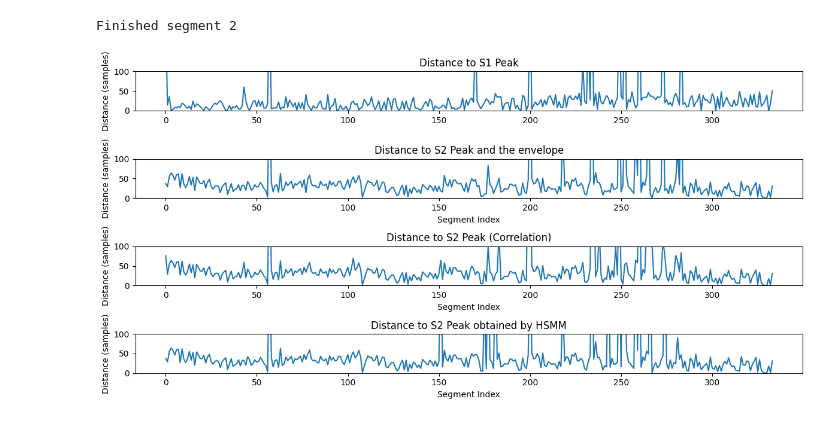
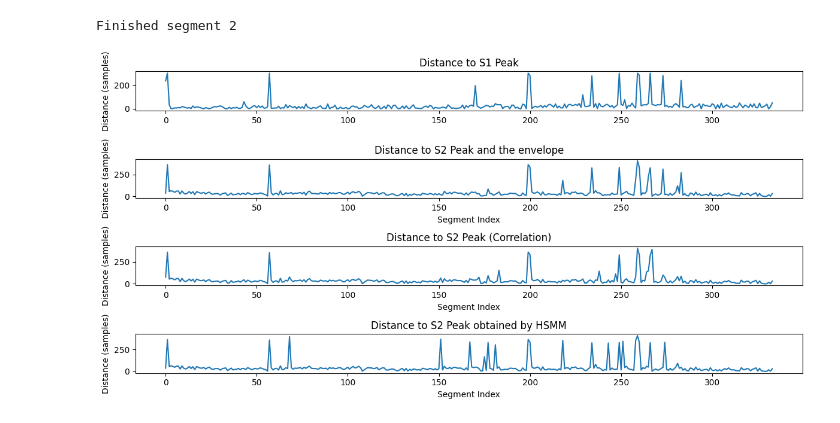
Before and after one commit to djorgeext/pcg-ecg-analysis, a Jupyter notebook: Springer-Segmentation-Code-master/test_python_implementation.ipynb, the cells around one changed output. Cells and saved outputs as stored; diff of their text form; code cells hidden in the pictures.

```diff
--- a/Springer-Segmentation-Code-master/test_python_implementation.ipynb
+++ b/Springer-Segmentation-Code-master/test_python_implementation.ipynb
@@ -464,40 +457,40 @@ s2_peak_arr = np.array(s2_peak, dtype=int)
 s2_peak_corr_arr = np.array(s2_peak_corr, dtype=int)
 s2_peak_hsmm_arr = np.array(s2_peak_hsmm, dtype=int)
 # %%
-# r_peaks are audio_test_annotations[i][0] and t_points are audio_test_annotations[i][1]
+# #r_peaks are audio_test_annotations[i][0] and t_points are audio_test_annotations[i][1]
 # t_points_arr = np.array([ann[1] for ann in audio_test_annotations], dtype=int)
 # r_peaks_arr = np.array([ann[0] for ann in audio_test_annotations], dtype=int)
 
 # s1_dist_peak = np.abs(r_peaks_arr - s1_peak_arr)
 # s2_dist_peak = np.abs(t_points_arr - s2_peak_arr)
 # s2_dist_corr = np.abs(t_points_arr - s2_peak_corr_arr)
 # s2_dist_hsmm = np.abs(t_points_arr - s2_peak_hsmm)
 
 plt.figure(figsize=(12, 6))
 plt.subplot(4, 1, 1)
 plt.plot(s1_dist_peak)
 plt.title('Distance to S1 Peak')
 plt.ylabel('Distance (samples)')
-plt.ylim(0, 100)
+#plt.ylim(0, 100)
 plt.subplot(4, 1, 2)
 plt.plot(s2_dist_peak)
 plt.title('Distance to S2 Peak and the envelope')
 plt.ylabel('Distance (samples)')
 plt.xlabel('Segment Index')
-plt.ylim(0, 100)
+#plt.ylim(0, 100)
 plt.subplot(4, 1, 3)
 plt.plot(s2_dist_corr)
 plt.title('Distance to S2 Peak (Correlation)')
 plt.ylabel('Distance (samples)')
 plt.xlabel('Segment Index')
-plt.ylim(0, 100)
+#plt.ylim(0, 100)
 plt.subplot(4, 1, 4)
 plt.plot(s2_dist_hsmm)
 plt.title('Distance to S2 Peak obtained by HSMM')
 plt.ylabel('Distance (samples)')
 plt.xlabel('Segment Index')
-plt.ylim(0, 100)
+#plt.ylim(0, 100)
 plt.tight_layout()
 plt.show()
 # %% [output]
-[figure, old version]
+[figure, new version]
```
Also changed, not shown: parts of 1 cell of this notebook, 2 other files.
